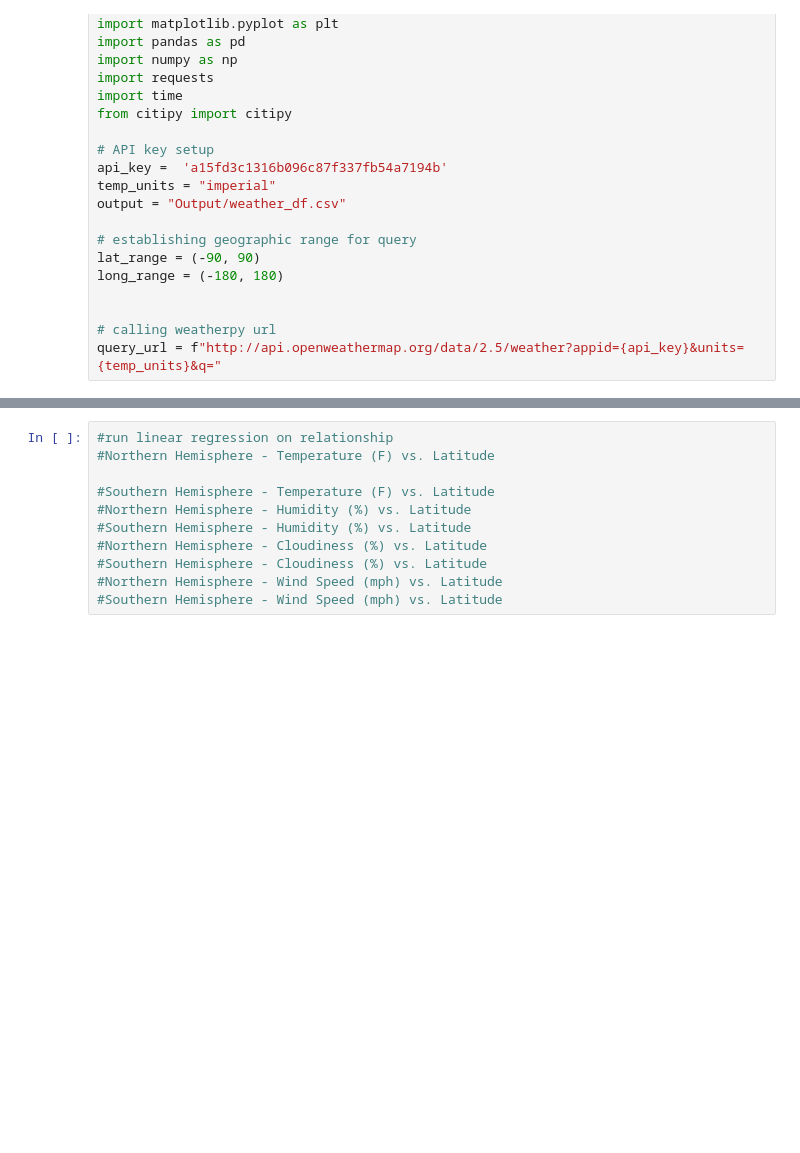
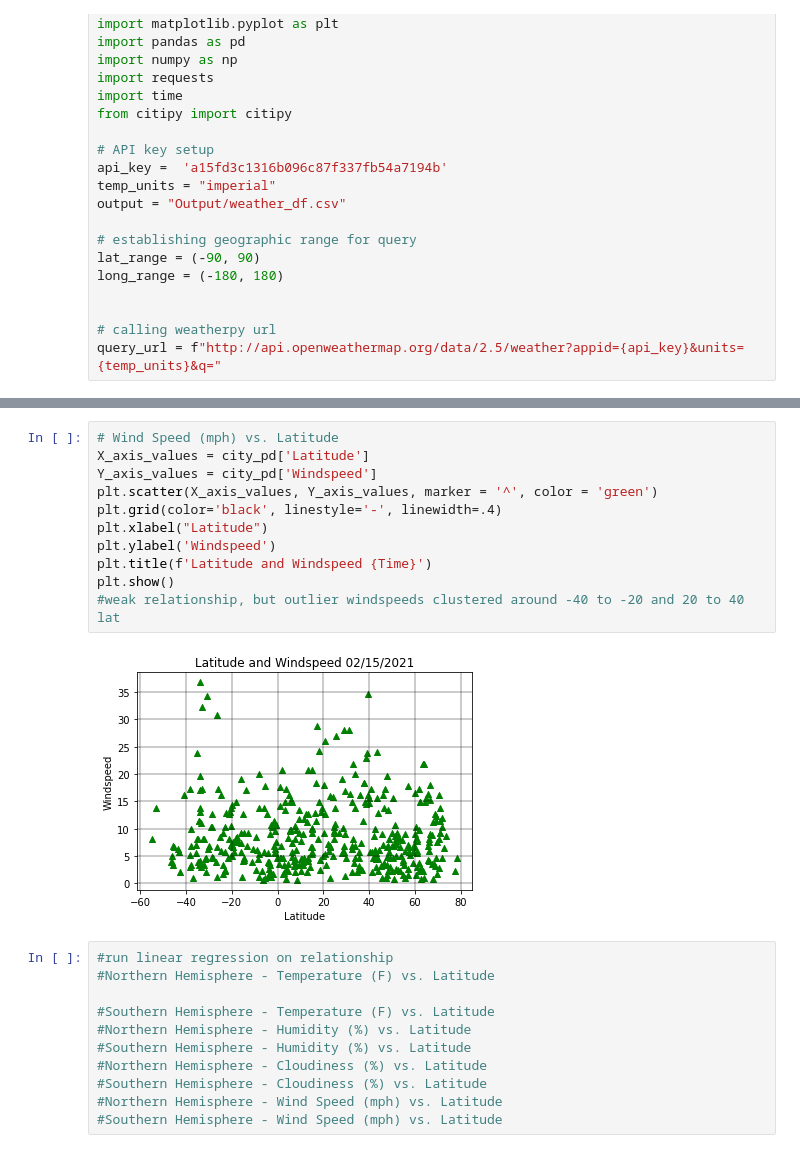
Before and after one commit to drossi1990/06-python-api-challenge, a Jupyter notebook: WeatherPy.ipynb, the cells around one changed output, grey strips where cells are left out. Saved outputs shown, nothing was run; the diff lists cells and outputs as text; blank space fills up the shorter version.

```diff
--- a/WeatherPy.ipynb
+++ b/WeatherPy.ipynb
@@ -78,3 +185,16 @@ city_pd.head()
+# %%
+# Wind Speed (mph) vs. Latitude
+X_axis_values = city_pd['Latitude']
+Y_axis_values = city_pd['Windspeed']
+plt.scatter(X_axis_values, Y_axis_values, marker = '^', color = 'green')
+plt.grid(color='black', linestyle='-', linewidth=.4)
+plt.xlabel("Latitude")
+plt.ylabel('Windspeed')
+plt.title(f'Latitude and Windspeed {Time}')
+plt.show()
+#weak relationship, but outlier windspeeds clustered around -40 to -20 and 20 to 40 lat
+# %% [output]
+[figure, added]
 # %%
 #run linear regression on relationship
 #Northern Hemisphere - Temperature (F) vs. Latitude
```
Also changed, not shown: parts of 11 cells of this notebook, 2 other files.
